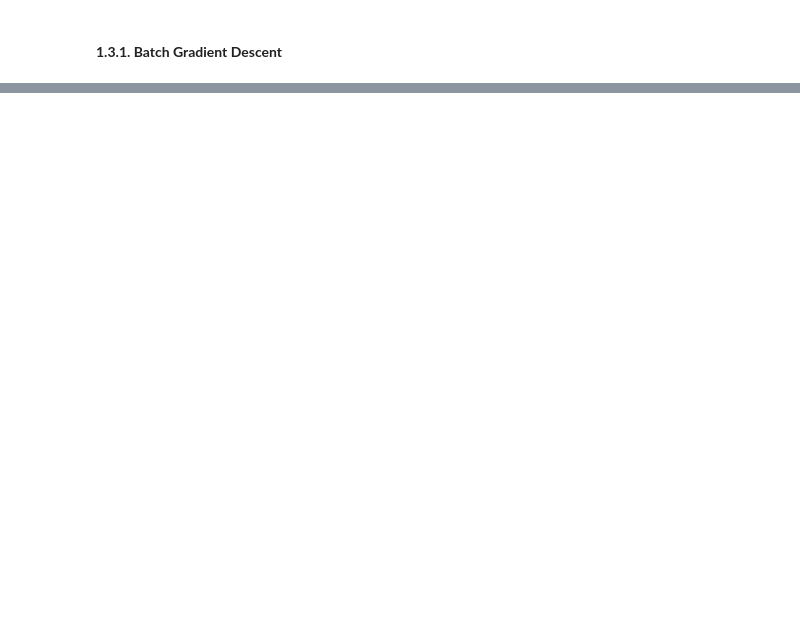
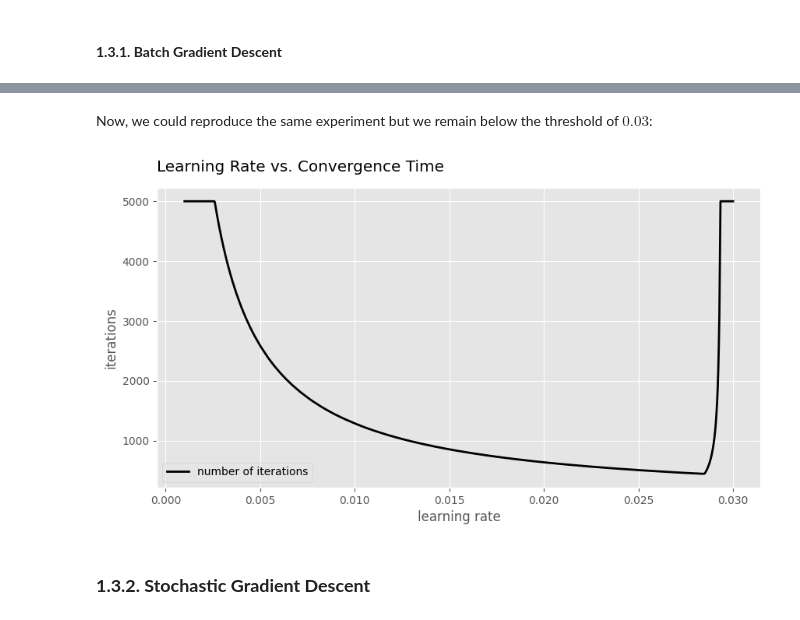
Before and after one commit to YVYX04/ML_First_Steps, a Jupyter notebook: 04_Training_Models.ipynb, the cells around one changed output, grey strips where cells are left out. Saved outputs shown, nothing was run; the diff lists cells and outputs as text; code cells hidden in the pictures; blank space fills up the shorter version.

```diff
--- a/04_Training_Models.ipynb
+++ b/04_Training_Models.ipynb
@@ -289,0 +452,38 @@ Depending on the loss function we chose to minimize with respect to the paramete
+# %% [markdown]
+Now, we could reproduce the same experiment but we remain below the threshold of $0.03$:
+# %%
+etas = np.linspace(0.001, 0.03, 1000)
+total_iterations = []
+max_t = 5000  # safeguard against non-convergence
+grad_norms = []
+for eta in etas:
+    theta = np.zeros(X.shape[1])
+    t = 0
+
+    while np.linalg.norm(gradient(X, y, theta)) > 1e-10 and t < max_t:
+        grad = gradient(X, y, theta)
+        theta = theta - eta * grad
+
+        # update the epoch t
+        t += 1
+
+    total_iterations.append(t)
+    grad_norms.append(np.linalg.norm(gradient(X, y, theta)))
+
+# the basis plot
+fig, ax = plt.subplots(figsize=(10,5))
+
+# plot the number of iterations:
+ax.plot(etas, total_iterations, color='black', linewidth=2, label='number of iterations')
+
+
+# aesthetics:
+ax.set_xlabel('learning rate')
+ax.set_ylabel('iterations')
+ax.set_title('Learning Rate vs. Convergence Time', loc='left', pad=15)
+ax.legend()
+plt.show()
+# %% [output]
+[figure, added]
+# %% [markdown]
+### **1.3.2. Stochastic Gradient Descent**
```
Also changed, not shown: parts of 17 cells of this notebook.
